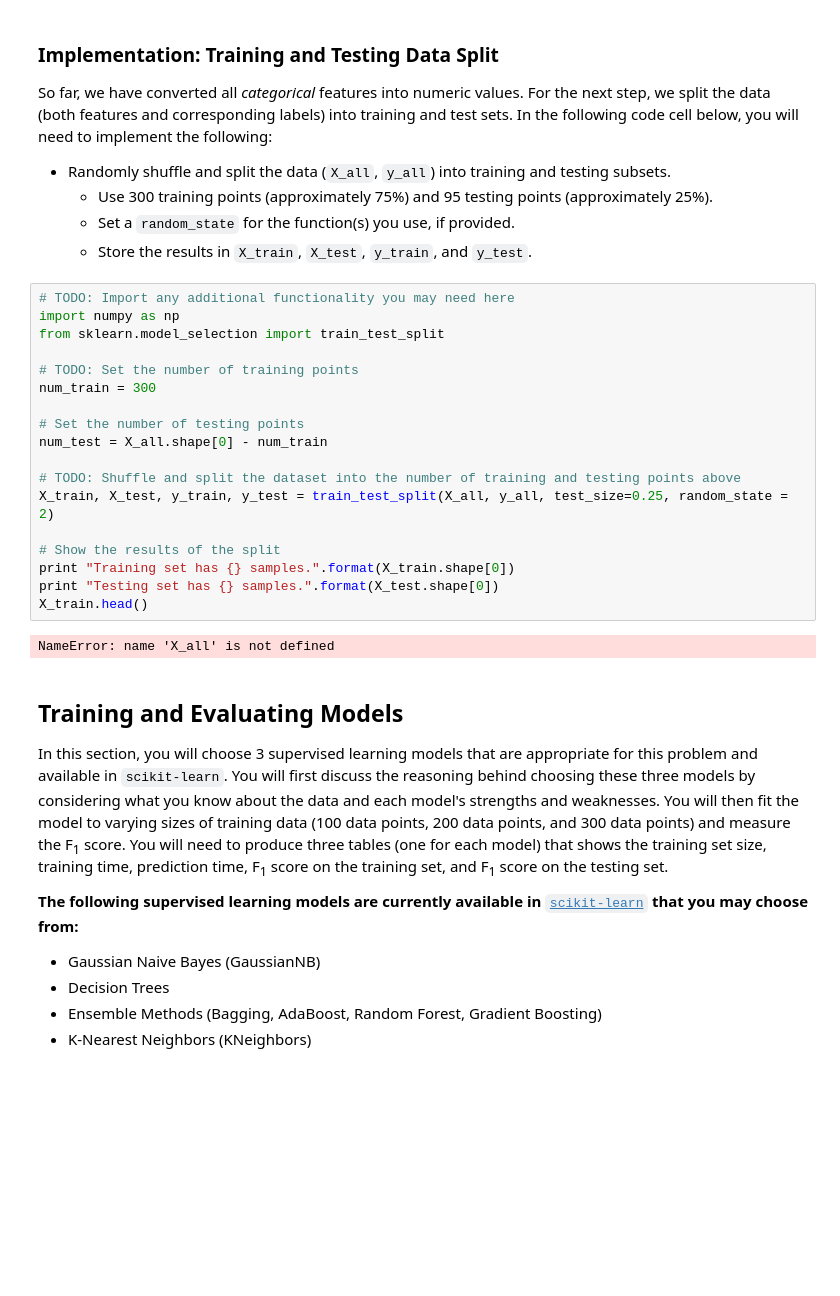
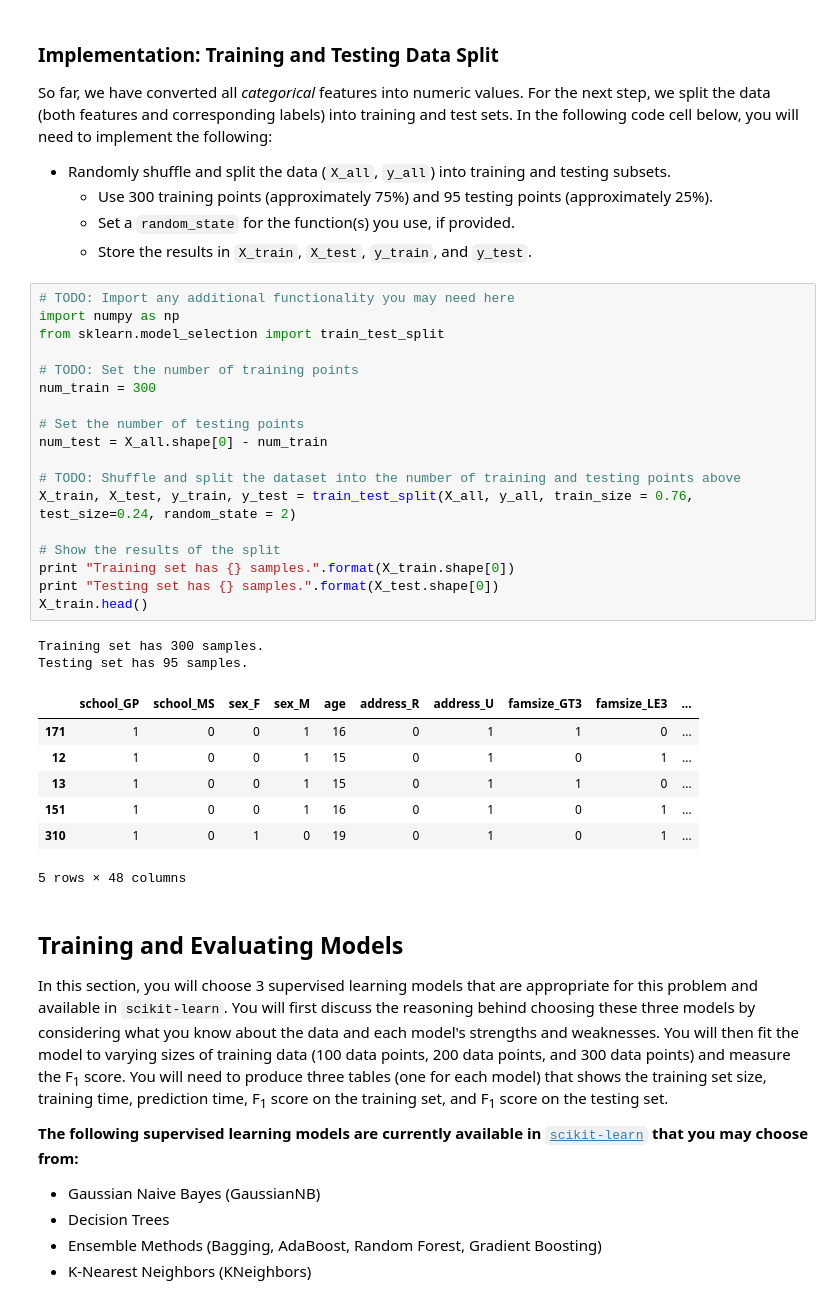
Before and after one commit to reallygooday/machine-learning, a Jupyter notebook: projects/student_intervention/student_intervention.ipynb, the cells around one changed output. Drawn from its saved outputs; the diff is of its cells as text; blank space fills up the shorter version.

```diff
--- a/projects/student_intervention/student_intervention.ipynb
+++ b/projects/student_intervention/student_intervention.ipynb
@@ -162,23 +172,31 @@ So far, we have converted all _categorical_ features into numeric values. For th
 # %%
 # TODO: Import any additional functionality you may need here
 import numpy as np
 from sklearn.model_selection import train_test_split
 
 # TODO: Set the number of training points
 num_train = 300
 
 # Set the number of testing points
 num_test = X_all.shape[0] - num_train
 
 # TODO: Shuffle and split the dataset into the number of training and testing points above
-X_train, X_test, y_train, y_test = train_test_split(X_all, y_all, test_size=0.25, random_state = 2)
+X_train, X_test, y_train, y_test = train_test_split(X_all, y_all, train_size = 0.76, test_size=0.24, random_state = 2)
 
 # Show the results of the split
 print "Training set has {} samples.".format(X_train.shape[0])
 print "Testing set has {} samples.".format(X_test.shape[0])
 X_train.head()
 # %% [output]
-NameError: name 'X_all' is not defined
+Training set has 300 samples.
+Testing set has 95 samples.
+|  | school_GP | school_MS | sex_F | sex_M | age | address_R | address_U | famsize_GT3 | famsize_LE3 | ... |
+| 171 | 1 | 0 | 0 | 1 | 16 | 0 | 1 | 1 | 0 | ... |
+| 12 | 1 | 0 | 0 | 1 | 15 | 0 | 1 | 0 | 1 | ... |
+| 13 | 1 | 0 | 0 | 1 | 15 | 0 | 1 | 1 | 0 | ... |
+| 151 | 1 | 0 | 0 | 1 | 16 | 0 | 1 | 0 | 1 | ... |
+| 310 | 1 | 0 | 1 | 0 | 19 | 0 | 1 | 0 | 1 | ... |
+5 rows × 48 columns
 # %% [markdown]
 ## Training and Evaluating Models
 In this section, you will choose 3 supervised learning models that are appropriate for this problem and available in `scikit-learn`. You will first discuss the reasoning behind choosing these three models by considering what you know about the data and each model's strengths and weaknesses. You will then fit the model to varying sizes of training data (100 data points, 200 data points, and 300 data points) and measure the F<sub>1</sub> score. You will need to produce three tables (one for each model) that shows the training set size, training time, prediction time, F<sub>1</sub> score on the training set, and F<sub>1</sub> score on the testing set.
```
Also changed, not shown: parts of 14 cells of this notebook, 2 other files.
